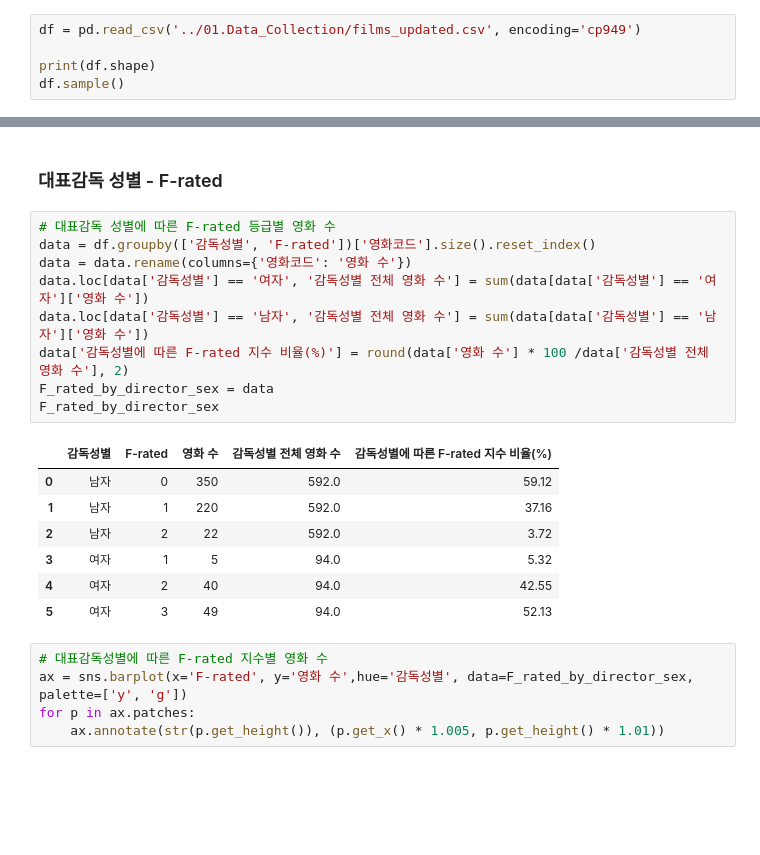
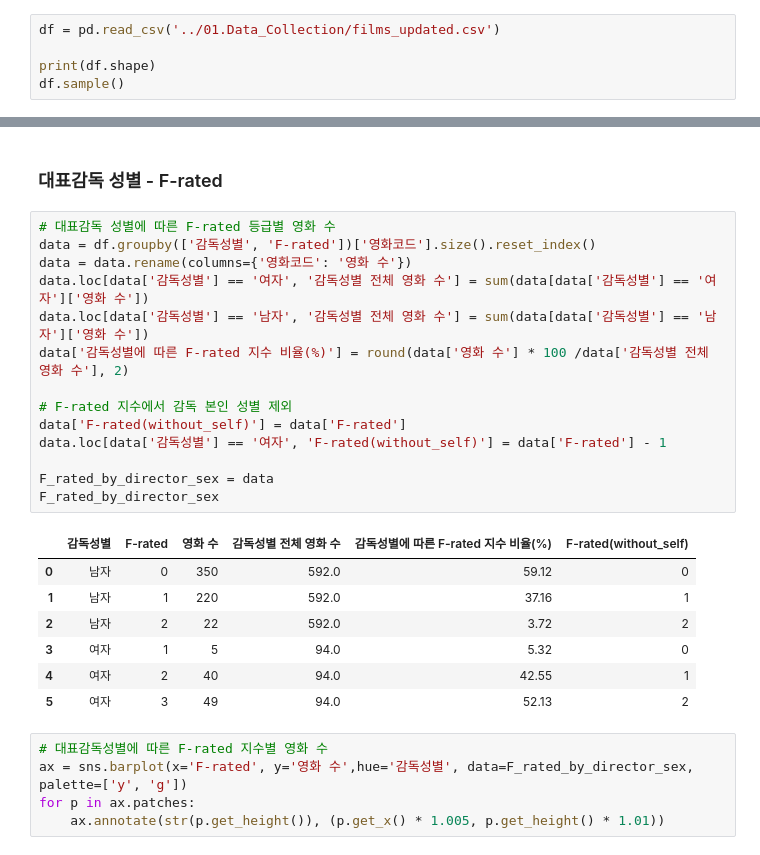
Before and after one commit to kim4pb/Female-led-Korean-Films, a Jupyter notebook: 03.ButterKnife/F-rated_성비_연도별_상영횟수등급.ipynb, the cells around one changed output, grey strips where cells are left out. Saved outputs shown, nothing was run; the diff lists cells and outputs as text; blank space fills up the shorter version.

Commit message:
2019-11-22 피드백 반영: 감독, 작가, 배우 성별에 따른 F-rated 본인 성별 제외, 추가로 작업할 내용 표시

```diff
--- a/03.ButterKnife/F-rated_성비_연도별_상영횟수등급.ipynb
+++ b/03.ButterKnife/F-rated_성비_연도별_상영횟수등급.ipynb
@@ -16,7 +16,7 @@ pd.set_option('display.max_rows', None)
 import warnings
 warnings.filterwarnings('ignore')
 # %%
-df = pd.read_csv('../01.Data_Collection/films_updated.csv', encoding='cp949')
+df = pd.read_csv('../01.Data_Collection/films_updated.csv')
 
 print(df.shape)
 df.sample()
@@ -101,20 +101,25 @@ ax = F_rated_count['영화 수'].plot.pie()
 # %%
 # 대표감독 성별에 따른 F-rated 등급별 영화 수
 data = df.groupby(['감독성별', 'F-rated'])['영화코드'].size().reset_index()
 data = data.rename(columns={'영화코드': '영화 수'})
 data.loc[data['감독성별'] == '여자', '감독성별 전체 영화 수'] = sum(data[data['감독성별'] == '여자']['영화 수'])
 data.loc[data['감독성별'] == '남자', '감독성별 전체 영화 수'] = sum(data[data['감독성별'] == '남자']['영화 수'])
 data['감독성별에 따른 F-rated 지수 비율(%)'] = round(data['영화 수'] * 100 /data['감독성별 전체 영화 수'], 2)
+
+# F-rated 지수에서 감독 본인 성별 제외
+data['F-rated(without_self)'] = data['F-rated']
+data.loc[data['감독성별'] == '여자', 'F-rated(without_self)'] = data['F-rated'] - 1
+
 F_rated_by_director_sex = data
 F_rated_by_director_sex
 # %% [output]
-|  | 감독성별 | F-rated | 영화 수 | 감독성별 전체 영화 수 | 감독성별에 따른 F-rated 지수 비율(%) |
-| 0 | 남자 | 0 | 350 | 592.0 | 59.12 |
-| 1 | 남자 | 1 | 220 | 592.0 | 37.16 |
-| 2 | 남자 | 2 | 22 | 592.0 | 3.72 |
-| 3 | 여자 | 1 | 5 | 94.0 | 5.32 |
-| 4 | 여자 | 2 | 40 | 94.0 | 42.55 |
-| 5 | 여자 | 3 | 49 | 94.0 | 52.13 |
+|  | 감독성별 | F-rated | 영화 수 | 감독성별 전체 영화 수 | 감독성별에 따른 F-rated 지수 비율(%) | F-rated(without_self) |
+| 0 | 남자 | 0 | 350 | 592.0 | 59.12 | 0 |
+| 1 | 남자 | 1 | 220 | 592.0 | 37.16 | 1 |
+| 2 | 남자 | 2 | 22 | 592.0 | 3.72 | 2 |
+| 3 | 여자 | 1 | 5 | 94.0 | 5.32 | 0 |
+| 4 | 여자 | 2 | 40 | 94.0 | 42.55 | 1 |
+| 5 | 여자 | 3 | 49 | 94.0 | 52.13 | 2 |
 # %%
 # 대표감독성별에 따른 F-rated 지수별 영화 수
 ax = sns.barplot(x='F-rated', y='영화 수',hue='감독성별', data=F_rated_by_director_sex, palette=['y', 'g'])
```
Also changed, not shown: parts of 13 cells of this notebook.
